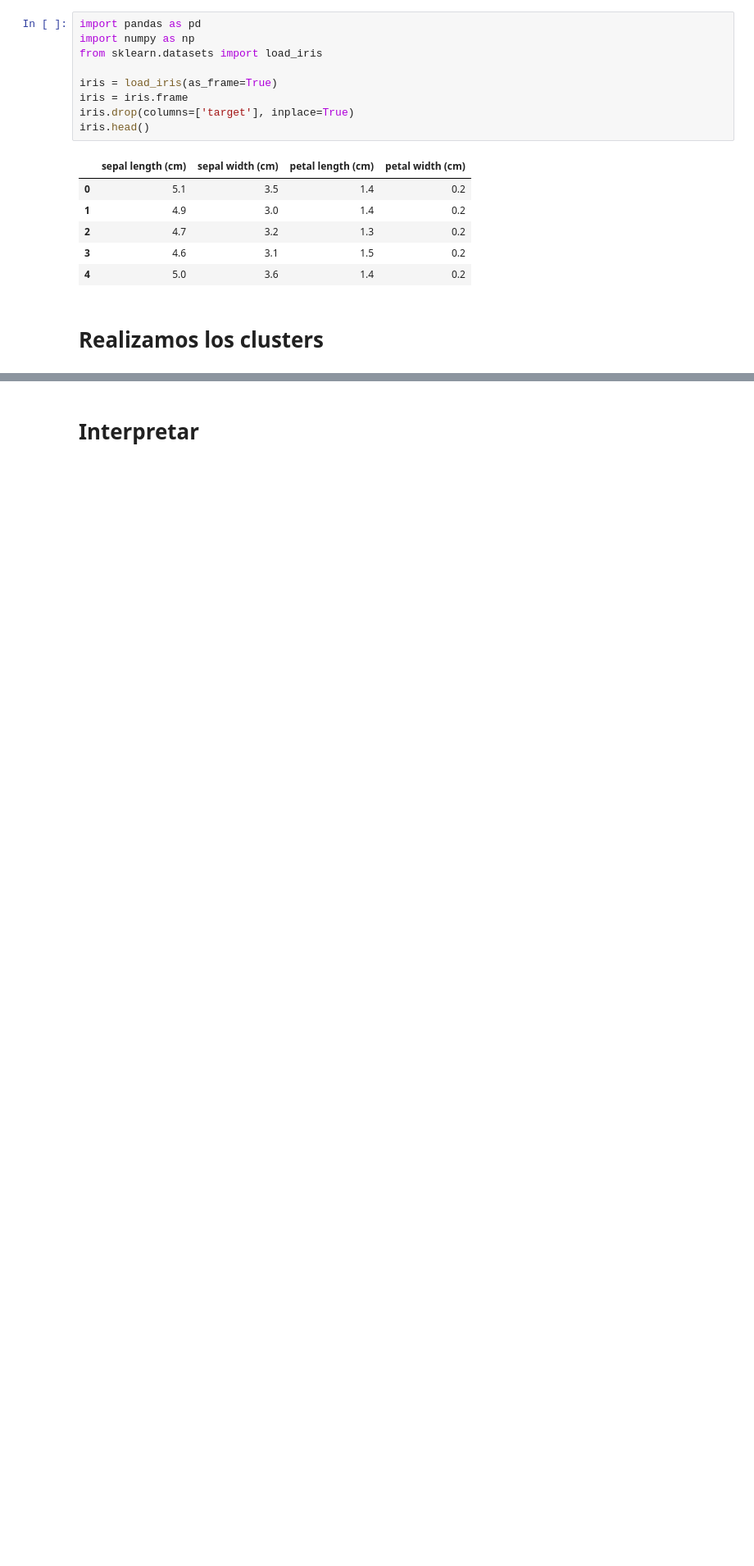
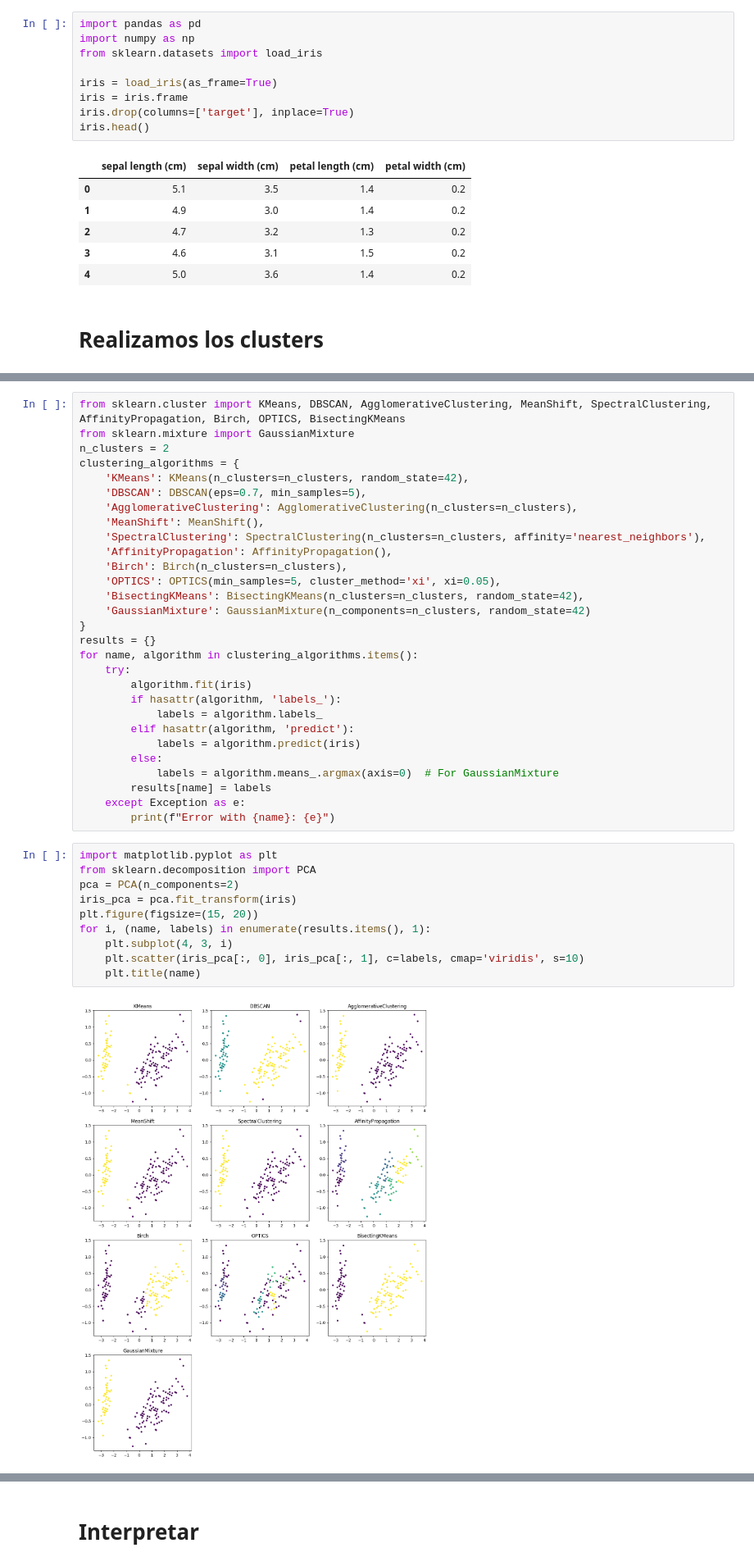
Before and after one commit to DR-Barros/Trabajo-dirigido-clustering, a Jupyter notebook: experimento/real/exp_iris.ipynb, the cells around one changed output, grey strips where cells are left out. Shown at 82% size. Cells and saved outputs as stored; diff of their text form; blank space fills up the shorter version.

```diff
--- a/experimento/real/exp_iris.ipynb
+++ b/experimento/real/exp_iris.ipynb
@@ -104,0 +21,41 @@ Gaussian Mixture Model Silhouette Score: 0.50
+# %%
+from sklearn.cluster import KMeans, DBSCAN, AgglomerativeClustering, MeanShift, SpectralClustering, AffinityPropagation, Birch, OPTICS, BisectingKMeans
+from sklearn.mixture import GaussianMixture
+n_clusters = 2
+clustering_algorithms = {
+    'KMeans': KMeans(n_clusters=n_clusters, random_state=42),
+    'DBSCAN': DBSCAN(eps=0.7, min_samples=5),
+    'AgglomerativeClustering': AgglomerativeClustering(n_clusters=n_clusters),
+    'MeanShift': MeanShift(),
+    'SpectralClustering': SpectralClustering(n_clusters=n_clusters, affinity='nearest_neighbors'),
+    'AffinityPropagation': AffinityPropagation(),
+    'Birch': Birch(n_clusters=n_clusters),
+    'OPTICS': OPTICS(min_samples=5, cluster_method='xi', xi=0.05),
+    'BisectingKMeans': BisectingKMeans(n_clusters=n_clusters, random_state=42),
+    'GaussianMixture': GaussianMixture(n_components=n_clusters, random_state=42)
+}
+results = {}
+for name, algorithm in clustering_algorithms.items():
+    try:
+        algorithm.fit(iris)
+        if hasattr(algorithm, 'labels_'):
+            labels = algorithm.labels_
+        elif hasattr(algorithm, 'predict'):
+            labels = algorithm.predict(iris)
+        else:
+            labels = algorithm.means_.argmax(axis=0)  # For GaussianMixture
+        results[name] = labels
+    except Exception as e:
+        print(f"Error with {name}: {e}")
+# %%
+import matplotlib.pyplot as plt
+from sklearn.decomposition import PCA
+pca = PCA(n_components=2)
+iris_pca = pca.fit_transform(iris)
+plt.figure(figsize=(15, 20))
+for i, (name, labels) in enumerate(results.items(), 1):
+    plt.subplot(4, 3, i)
+    plt.scatter(iris_pca[:, 0], iris_pca[:, 1], c=labels, cmap='viridis', s=10)
+    plt.title(name)
+# %% [output]
+[figure, added]
```
Also changed, not shown: parts of 48 cells of this notebook, 25 other files.
